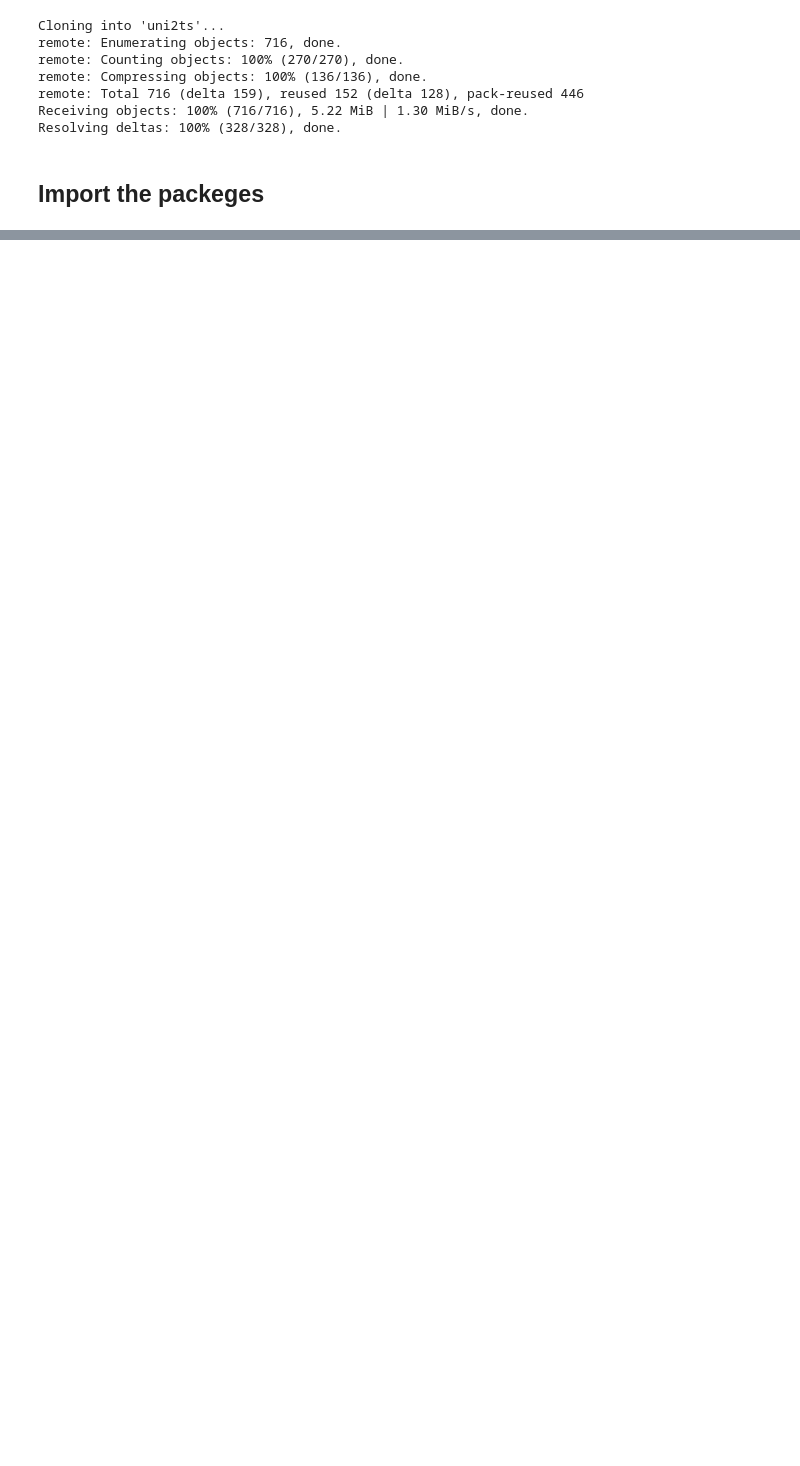
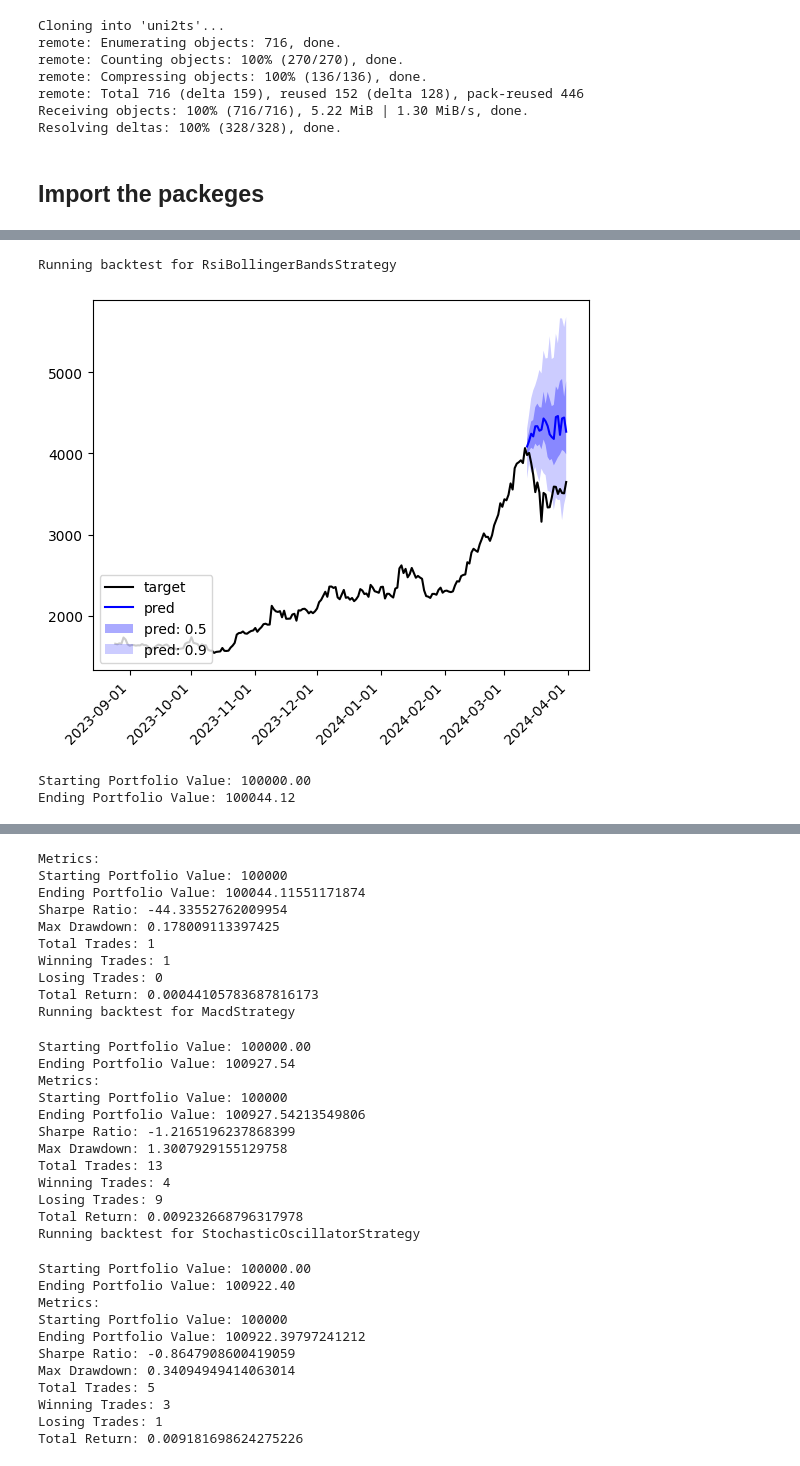
Before and after one commit to 10-academy-w-9/crypto-trading-backtesting, a Jupyter notebook: notebooks/moirai_forecast.ipynb, the cells around one changed output, grey strips where cells are left out. Cells and saved outputs as stored; diff of their text form; code cells hidden in the pictures; blank space fills up the shorter version.

Commit message:
visualize forecast_model ,metrics,...

```diff
--- a/notebooks/moirai_forecast.ipynb
+++ b/notebooks/moirai_forecast.ipynb
@@ -944,0 +13,24 @@ Total Return: 0.009181698624275226
+# %%
+import os
+import sys
+import matplotlib.pyplot as plt
+root_path_scripts = os.path.abspath(os.path.join(os.getcwd(), '../scripts'))
+sys.path.append(root_path_scripts)
+
+from forecast_backtest_runner import run_backtest, RsiBollingerBandsStrategy, MacdStrategy, StochasticOscillatorStrategy
+
+if __name__ == "__main__":
+    symbol = 'ETH-USD'
+    start_date = '2023-06-20'
+    end_date = '2024-06-20'
+
+    strategies = [RsiBollingerBandsStrategy, MacdStrategy, StochasticOscillatorStrategy]
+
+    for strategy in strategies:
+        print(f"Running backtest for {strategy.__name__}")
+        run_backtest(strategy, symbol, start_date, end_date)
+# %% [output]
+Running backtest for RsiBollingerBandsStrategy
+[figure, added]
+Starting Portfolio Value: 100000.00
+Ending Portfolio Value: 100044.12
@@ -944,0 +39,33 @@ Total Return: 0.009181698624275226
+Metrics:
+Starting Portfolio Value: 100000
+Ending Portfolio Value: 100044.11551171874
+Sharpe Ratio: -44.33552762009954
+Max Drawdown: 0.178009113397425
+Total Trades: 1
+Winning Trades: 1
+Losing Trades: 0
+Total Return: 0.00044105783687816173
+Running backtest for MacdStrategy
+Starting Portfolio Value: 100000.00
+Ending Portfolio Value: 100927.54
+Metrics:
+Starting Portfolio Value: 100000
+Ending Portfolio Value: 100927.54213549806
+Sharpe Ratio: -1.2165196237868399
+Max Drawdown: 1.3007929155129758
+Total Trades: 13
+Winning Trades: 4
+Losing Trades: 9
+Total Return: 0.009232668796317978
+Running backtest for StochasticOscillatorStrategy
+Starting Portfolio Value: 100000.00
+Ending Portfolio Value: 100922.40
+Metrics:
+Starting Portfolio Value: 100000
+Ending Portfolio Value: 100922.39797241212
+Sharpe Ratio: -0.8647908600419059
+Max Drawdown: 0.34094949414063014
+Total Trades: 5
+Winning Trades: 3
+Losing Trades: 1
+Total Return: 0.009181698624275226
```
Also changed, not shown: parts of 14 cells of this notebook.
